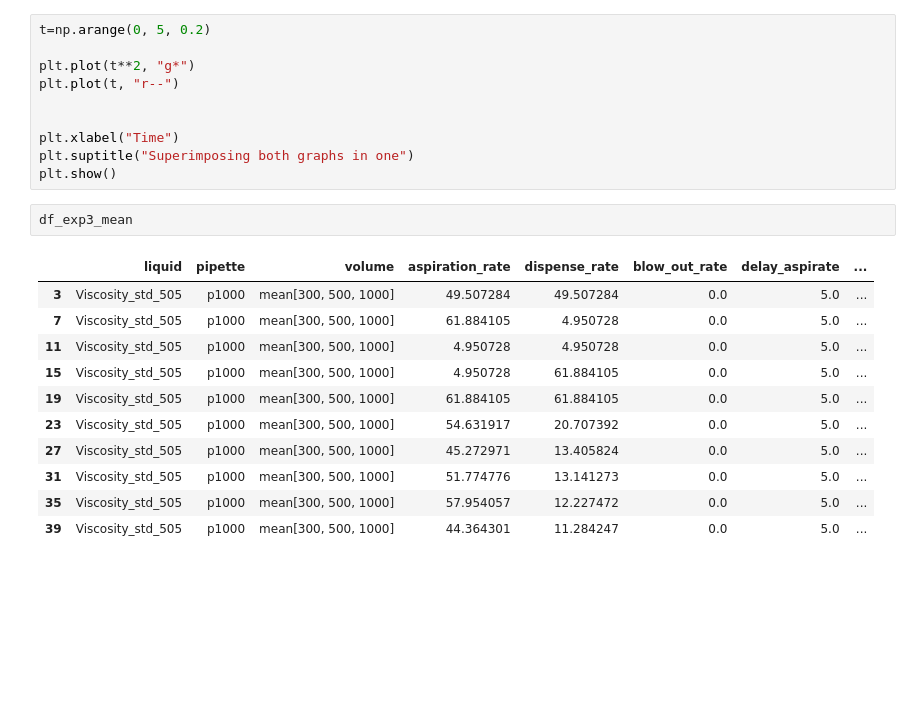
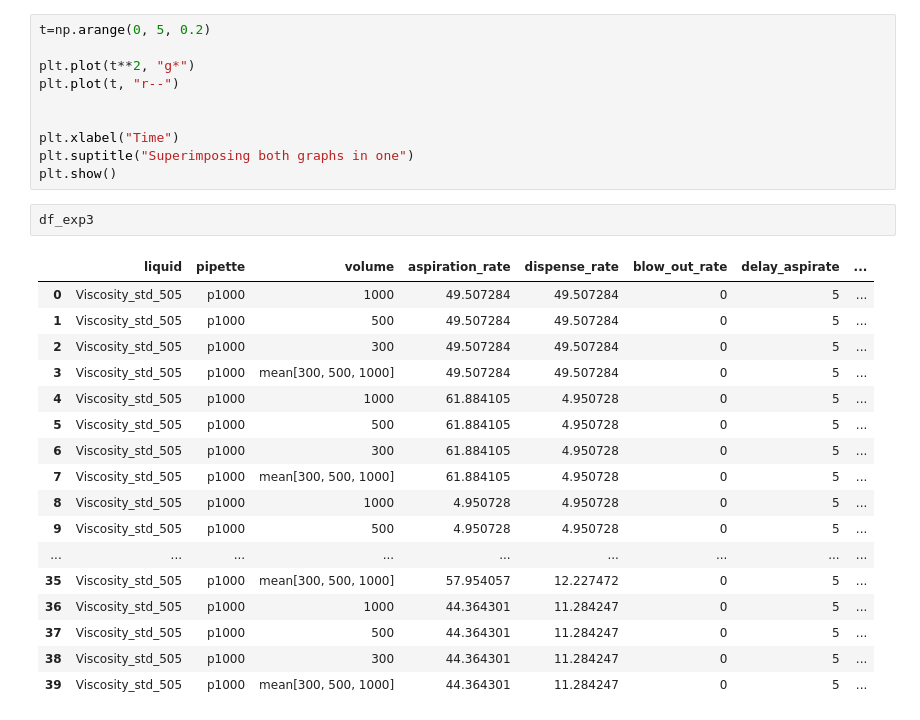
Before and after one commit to Quijanove/viscosity_liquid_transfer_Pablo, a Jupyter notebook: Opentrons_experiments/BOTorch_optimization/plot_presentation_Opentrons.ipynb, the cells around one changed output. Saved outputs shown, nothing was run; the diff lists cells and outputs as text; blank space fills up the shorter version.

```diff
--- a/Opentrons_experiments/BOTorch_optimization/plot_presentation_Opentrons.ipynb
+++ b/Opentrons_experiments/BOTorch_optimization/plot_presentation_Opentrons.ipynb
@@ -297,19 +297,25 @@ plt.plot(t, "r--")
 plt.xlabel("Time")
 plt.suptitle("Superimposing both graphs in one")
 plt.show()
-# %%
-df_exp3_mean
-# %% [output]
-|  | liquid | pipette | volume | aspiration_rate | dispense_rate | blow_out_rate | delay_aspirate | ... |
-| 3 | Viscosity_std_505 | p1000 | mean[300, 500, 1000] | 49.507284 | 49.507284 | 0.0 | 5.0 | ... |
-| 7 | Viscosity_std_505 | p1000 | mean[300, 500, 1000] | 61.884105 | 4.950728 | 0.0 | 5.0 | ... |
-| 11 | Viscosity_std_505 | p1000 | mean[300, 500, 1000] | 4.950728 | 4.950728 | 0.0 | 5.0 | ... |
-| 15 | Viscosity_std_505 | p1000 | mean[300, 500, 1000] | 4.950728 | 61.884105 | 0.0 | 5.0 | ... |
-| 19 | Viscosity_std_505 | p1000 | mean[300, 500, 1000] | 61.884105 | 61.884105 | 0.0 | 5.0 | ... |
-| 23 | Viscosity_std_505 | p1000 | mean[300, 500, 1000] | 54.631917 | 20.707392 | 0.0 | 5.0 | ... |
-| 27 | Viscosity_std_505 | p1000 | mean[300, 500, 1000] | 45.272971 | 13.405824 | 0.0 | 5.0 | ... |
-| 31 | Viscosity_std_505 | p1000 | mean[300, 500, 1000] | 51.774776 | 13.141273 | 0.0 | 5.0 | ... |
-| 35 | Viscosity_std_505 | p1000 | mean[300, 500, 1000] | 57.954057 | 12.227472 | 0.0 | 5.0 | ... |
-| 39 | Viscosity_std_505 | p1000 | mean[300, 500, 1000] | 44.364301 | 11.284247 | 0.0 | 5.0 | ... |
+# %%
+df_exp3
+# %% [output]
+|  | liquid | pipette | volume | aspiration_rate | dispense_rate | blow_out_rate | delay_aspirate | ... |
+| 0 | Viscosity_std_505 | p1000 | 1000 | 49.507284 | 49.507284 | 0 | 5 | ... |
+| 1 | Viscosity_std_505 | p1000 | 500 | 49.507284 | 49.507284 | 0 | 5 | ... |
+| 2 | Viscosity_std_505 | p1000 | 300 | 49.507284 | 49.507284 | 0 | 5 | ... |
+| 3 | Viscosity_std_505 | p1000 | mean[300, 500, 1000] | 49.507284 | 49.507284 | 0 | 5 | ... |
+| 4 | Viscosity_std_505 | p1000 | 1000 | 61.884105 | 4.950728 | 0 | 5 | ... |
+| 5 | Viscosity_std_505 | p1000 | 500 | 61.884105 | 4.950728 | 0 | 5 | ... |
+| 6 | Viscosity_std_505 | p1000 | 300 | 61.884105 | 4.950728 | 0 | 5 | ... |
+| 7 | Viscosity_std_505 | p1000 | mean[300, 500, 1000] | 61.884105 | 4.950728 | 0 | 5 | ... |
+| 8 | Viscosity_std_505 | p1000 | 1000 | 4.950728 | 4.950728 | 0 | 5 | ... |
+| 9 | Viscosity_std_505 | p1000 | 500 | 4.950728 | 4.950728 | 0 | 5 | ... |
+| ... | ... | ... | ... | ... | ... | ... | ... | ... |
+| 35 | Viscosity_std_505 | p1000 | mean[300, 500, 1000] | 57.954057 | 12.227472 | 0 | 5 | ... |
+| 36 | Viscosity_std_505 | p1000 | 1000 | 44.364301 | 11.284247 | 0 | 5 | ... |
+| 37 | Viscosity_std_505 | p1000 | 500 | 44.364301 | 11.284247 | 0 | 5 | ... |
+| 38 | Viscosity_std_505 | p1000 | 300 | 44.364301 | 11.284247 | 0 | 5 | ... |
+| 39 | Viscosity_std_505 | p1000 | mean[300, 500, 1000] | 44.364301 | 11.284247 | 0 | 5 | ... |
 # %%
 df_exp3_300
```
Also changed, not shown: parts of 7 cells of this notebook, 1 other file.
